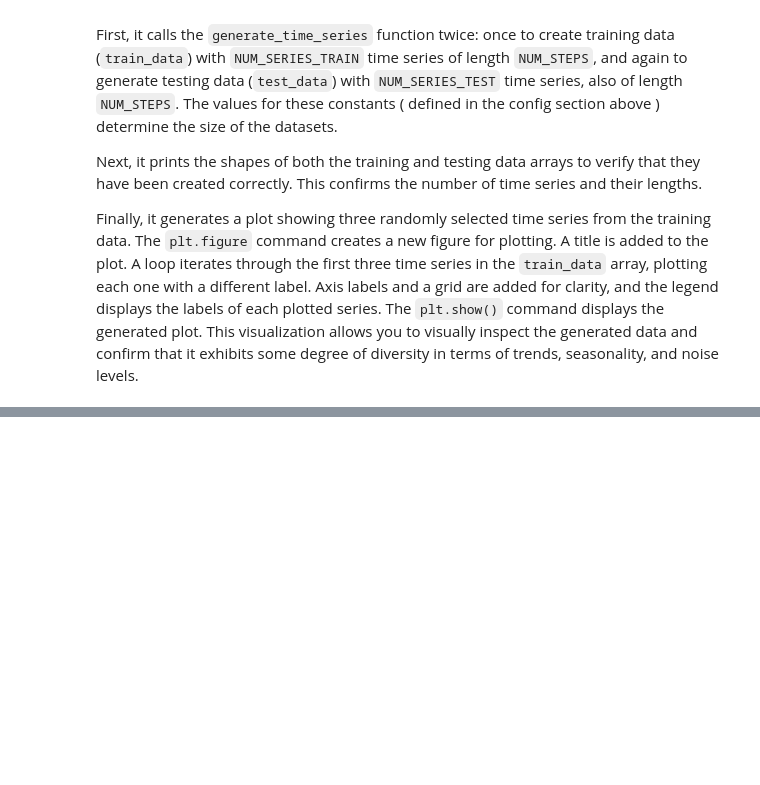
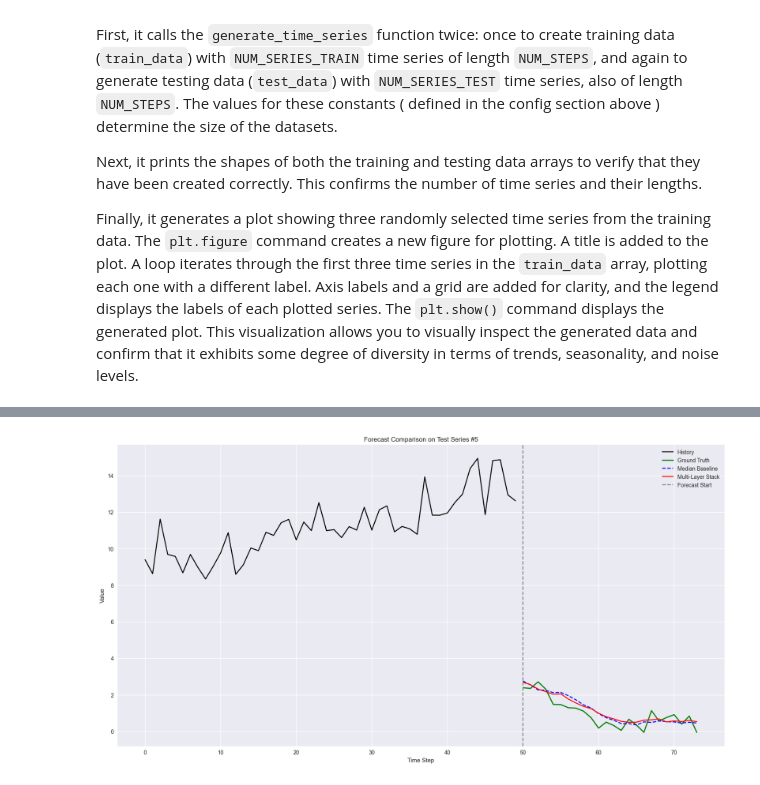
Before and after one commit to tng-konrad/time-series-lab, a Jupyter notebook: mls-ensembles.ipynb, the cells around one changed output, grey strips where cells are left out. Drawn from its saved outputs; the diff is of its cells as text; code cells hidden in the pictures; blank space fills up the shorter version.

```diff
--- a/mls-ensembles.ipynb
+++ b/mls-ensembles.ipynb
@@ -470,7 +470,7 @@ The function evaluates three stacking methods: a median baseline (simply taking
 Finally, it prints a formatted table summarizing the performance results for each method, including the MAE and the percentage improvement over the median baseline. The function returns a dictionary containing the predictions from the best L1 model, the median baseline, the multi-layer stacker, and the ground truth test targets. This allows for further analysis or visualization of the results.
 # %%
 def plot_forecast_comparison(predictions: dict, series_idx: int):
-    plt.figure(figsize=(15, 7))
+    plt.figure(figsize=(CFG.img_dim1 , CFG.img_dim2))
     plt.title(f"Forecast Comparison on Test Series #{series_idx}")
 
     # Get a continuous segment for plotting
@@ -743,0 +855,2 @@ Finally, it generates a plot showing three randomly selected time series from th
+# %%
+all_predictions = evaluate_performance()
@@ -743,0 +881,5 @@ Finally, it generates a plot showing three randomly selected time series from th
+# %%
+# Plot 1: Forecast Comparison on a Test Series
+plot_forecast_comparison(all_predictions, series_idx=5)
+# %% [output]
+[figure, added]
```
Also changed, not shown: parts of 19 cells of this notebook, 1 other file.
